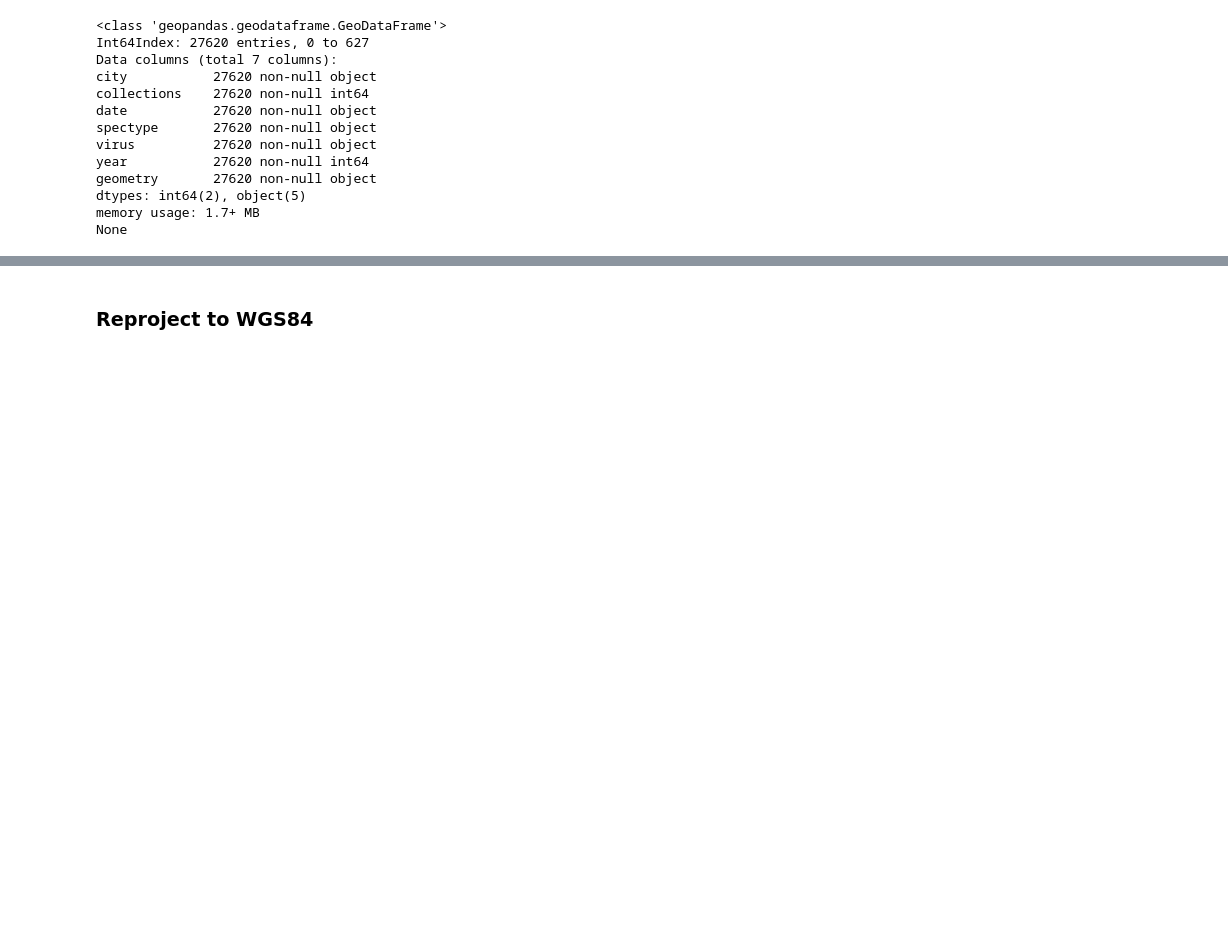
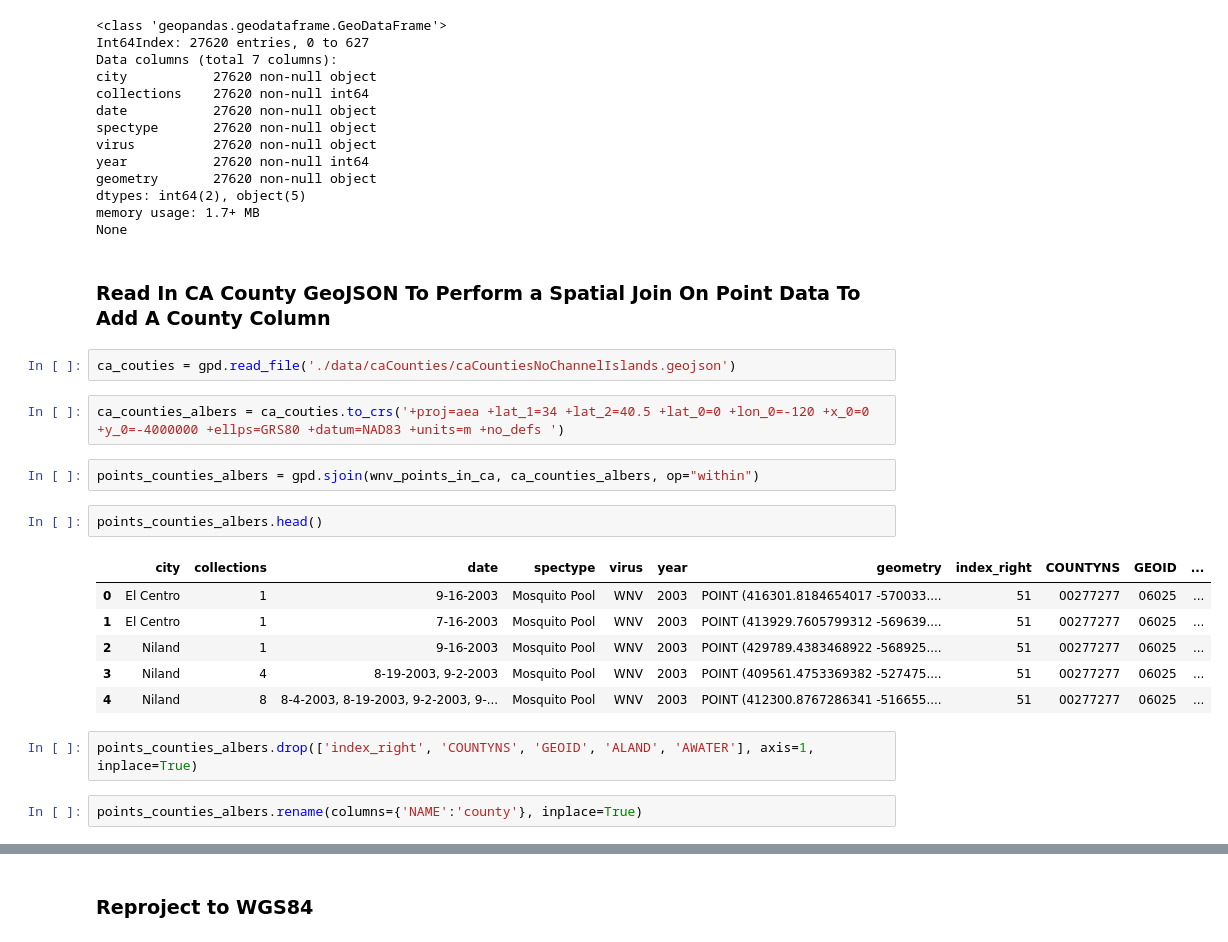
Before and after one commit to bazini627/nmpFinalProject, a Jupyter notebook: wnvDataCleanup.ipynb, the cells around one changed output, grey strips where cells are left out. Saved outputs shown, nothing was run; the diff lists cells and outputs as text; blank space fills up the shorter version.

```diff
--- a/wnvDataCleanup.ipynb
+++ b/wnvDataCleanup.ipynb
@@ -680,3 +680,24 @@ geometry       27620 non-null object
 dtypes: int64(2), object(5)
 memory usage: 1.7+ MB
 None
+# %% [markdown]
+### Read In CA County GeoJSON To Perform a Spatial Join On Point Data To Add A County Column
+# %%
+ca_couties = gpd.read_file('./data/caCounties/caCountiesNoChannelIslands.geojson')
+# %%
+ca_counties_albers = ca_couties.to_crs('+proj=aea +lat_1=34 +lat_2=40.5 +lat_0=0 +lon_0=-120 +x_0=0 +y_0=-4000000 +ellps=GRS80 +datum=NAD83 +units=m +no_defs ')
+# %%
+points_counties_albers = gpd.sjoin(wnv_points_in_ca, ca_counties_albers, op="within")
+# %%
+points_counties_albers.head()
+# %% [output]
+|  | city | collections | date | spectype | virus | year | geometry | index_right | COUNTYNS | GEOID | ... |
+| 0 | El Centro | 1 | 9-16-2003 | Mosquito Pool | WNV | 2003 | POINT (416301.8184654017 -570033.... | 51 | 00277277 | 06025 | ... |
+| 1 | El Centro | 1 | 7-16-2003 | Mosquito Pool | WNV | 2003 | POINT (413929.7605799312 -569639.... | 51 | 00277277 | 06025 | ... |
+| 2 | Niland | 1 | 9-16-2003 | Mosquito Pool | WNV | 2003 | POINT (429789.4383468922 -568925.... | 51 | 00277277 | 06025 | ... |
+| 3 | Niland | 4 | 8-19-2003, 9-2-2003 | Mosquito Pool | WNV | 2003 | POINT (409561.4753369382 -527475.... | 51 | 00277277 | 06025 | ... |
+| 4 | Niland | 8 | 8-4-2003, 8-19-2003, 9-2-2003, 9-... | Mosquito Pool | WNV | 2003 | POINT (412300.8767286341 -516655.... | 51 | 00277277 | 06025 | ... |
+# %%
+points_counties_albers.drop(['index_right', 'COUNTYNS', 'GEOID', 'ALAND', 'AWATER'], axis=1, inplace=True)
+# %%
+points_counties_albers.rename(columns={'NAME':'county'}, inplace=True)
```
Also changed, not shown: parts of 9 cells of this notebook, 1 other file.
